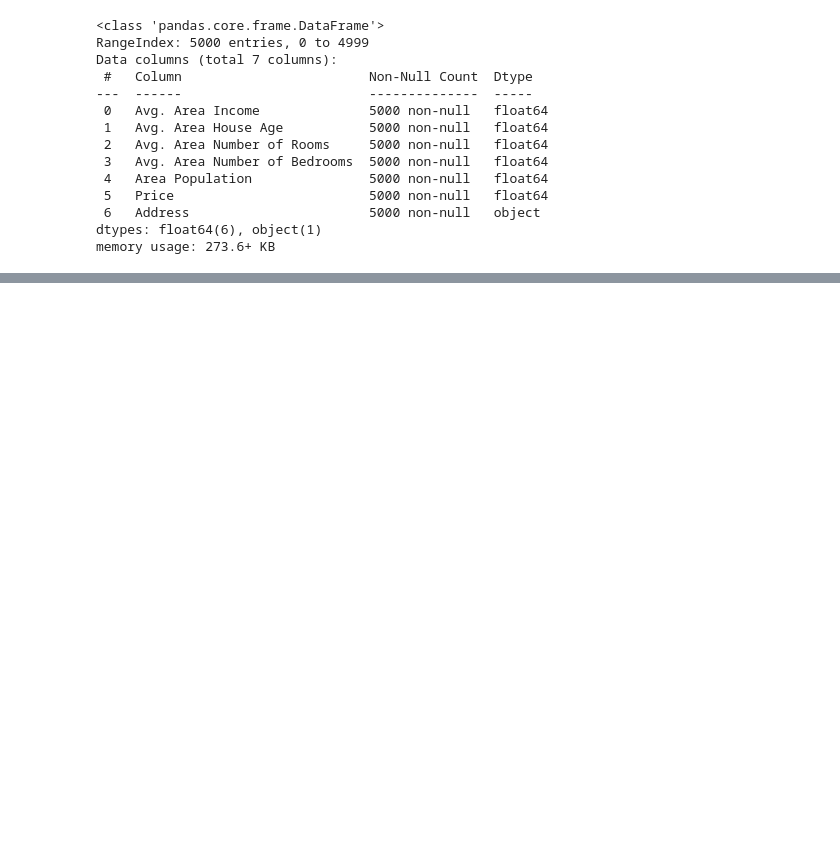
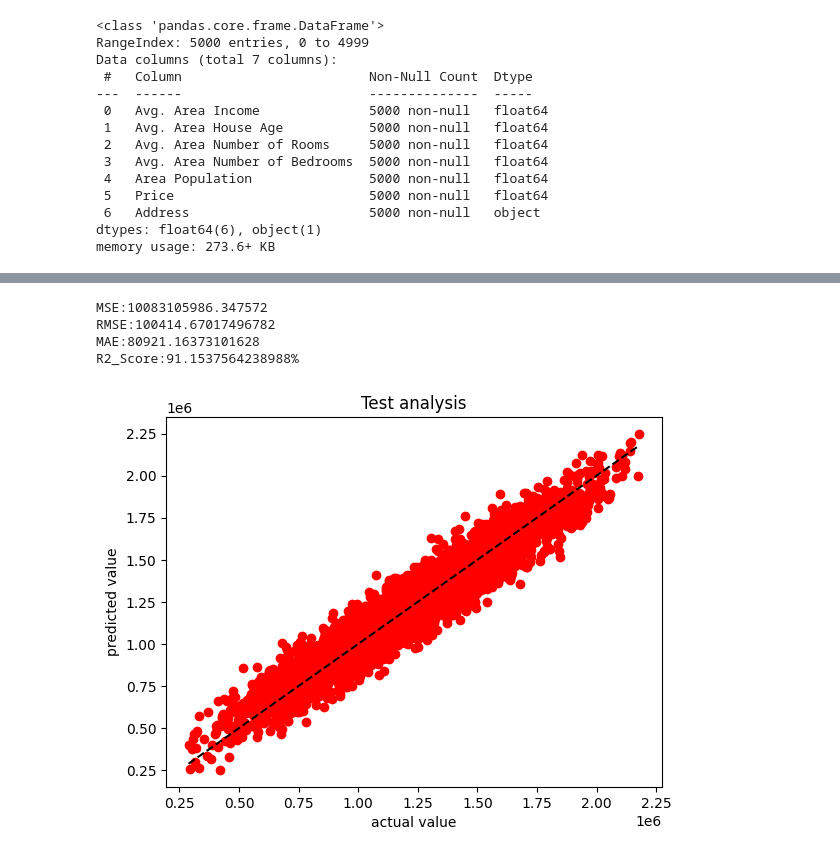
Before and after one commit to Punja007/Machine-Learning, a Jupyter notebook: Projects/House_price.ipynb, the cells around one changed output, grey strips where cells are left out. Cells and saved outputs as stored; diff of their text form; code cells hidden in the pictures; blank space fills up the shorter version.

```diff
--- a/Projects/House_price.ipynb
+++ b/Projects/House_price.ipynb
@@ -208,0 +196,26 @@ Test:  0.8796707644335965
+# %%
+def prediction_evaluation(actual, predicted):
+    mse = mean_squared_error(actual, predicted)
+    rmse = np.sqrt(mean_squared_error(actual, predicted))
+    mae = mean_absolute_error(actual, predicted)
+    r2 = r2_score(actual, predicted)
+
+    print(f'MSE:{mse}')
+    print(f'RMSE:{rmse}')
+    print(f'MAE:{mae}')
+    print(f'R2_Score:{r2*100}%')
+
+    plt.scatter(actual, predicted, color='r')
+    plt.plot([actual.min(), actual.max()], [actual.min(), actual.max()], ls='--', color='k')
+    plt.xlabel("actual value")
+    plt.ylabel("predicted value")
+    plt.title("Test analysis")
+    plt.show
+# %%
+prediction_evaluation(y_train,lr_train)
+# %% [output]
+MSE:10083105986.347572
+RMSE:100414.67017496782
+MAE:80921.16373101628
+R2_Score:91.1537564238988%
+[figure, added]
```
Also changed, not shown: parts of 21 cells of this notebook, 10 other files.
